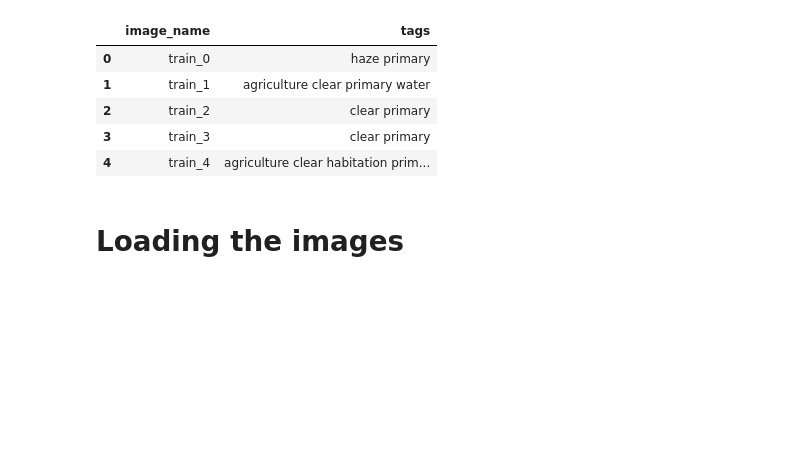
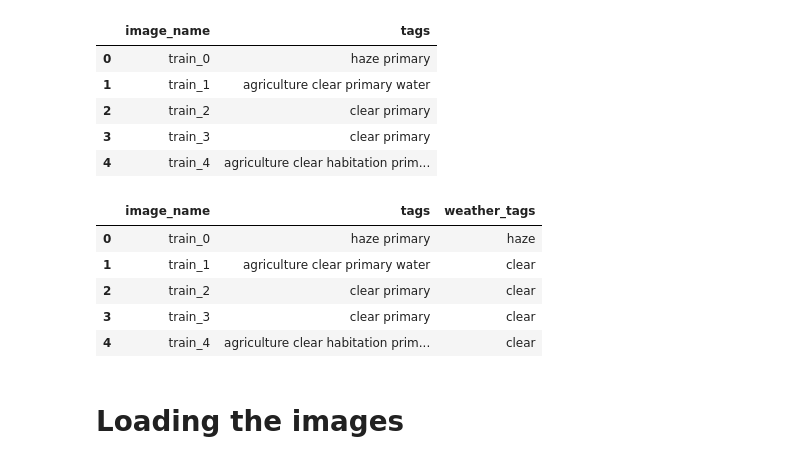
Before and after one commit to ebgv/Planet--Understanding-the-Amazon-from-Space, a Jupyter notebook: downloading_from_kaggle.ipynb, the cells around one changed output. Cells and saved outputs as stored; diff of their text form; code cells hidden in the pictures; blank space fills up the shorter version.

Commit message:
adding the weather_tags

```diff
--- a/downloading_from_kaggle.ipynb
+++ b/downloading_from_kaggle.ipynb
@@ -83,3 +86,16 @@ train_label.head()
+# %%
+train_label = pd.read_csv('/content/data/train_v2.csv')
+weather_list = ['partly_cloudy', 'haze', 'cloudy', 'clear']
+weather_tag_list = [[element for element in tag.split() if element in weather_list] for tag in train_label['tags']]
+train_label['weather_tags'] = [''.join(tag) for tag in weather_tag_list]
+train_label.head()
+# %% [output]
+|  | image_name | tags | weather_tags |
+| 0 | train_0 | haze primary | haze |
+| 1 | train_1 | agriculture clear primary water | clear |
+| 2 | train_2 | clear primary | clear |
+| 3 | train_3 | clear primary | clear |
+| 4 | train_4 | agriculture clear habitation prim... | clear |
 # %% [markdown]
 # Loading the images
 # %%
```
Also changed, not shown: parts of 9 cells of this notebook.
